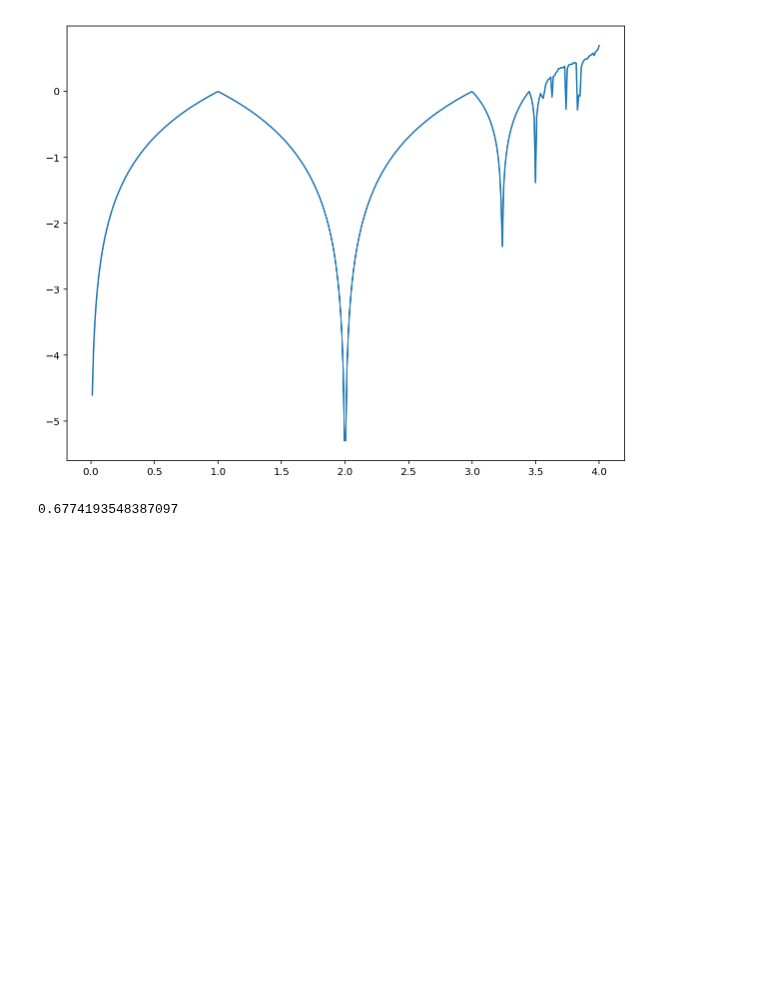
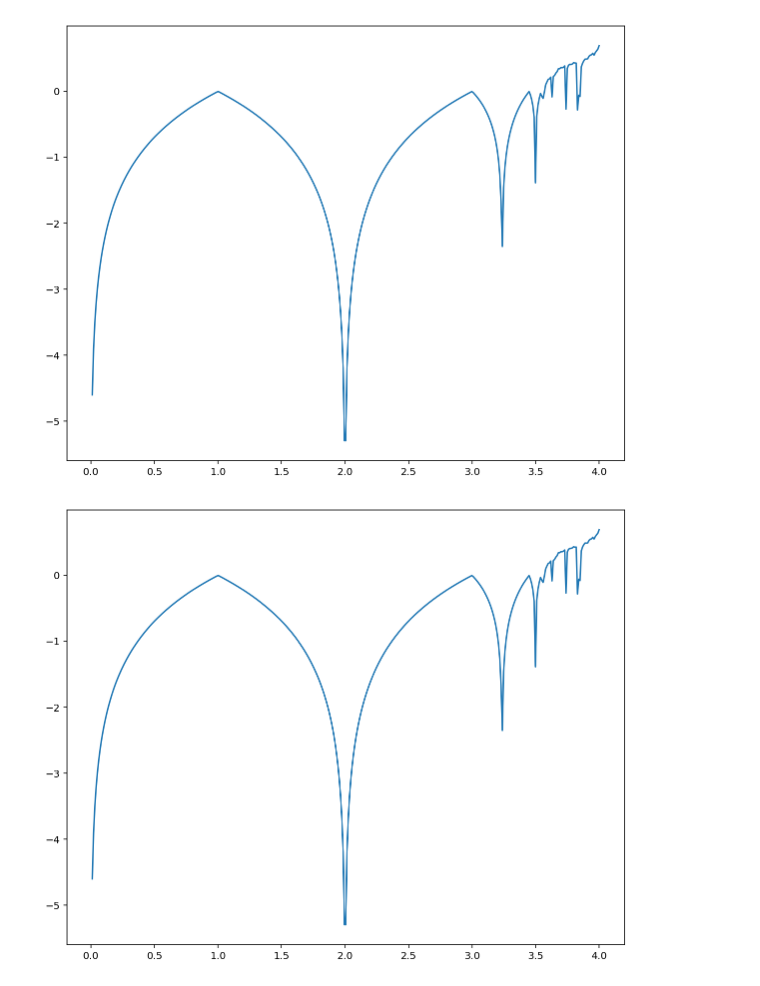
Before and after one commit to themichaelyang/dynsys, a Jupyter notebook: hw-5.ipynb, the cells around one changed output. Saved outputs shown, nothing was run; the diff lists cells and outputs as text; code cells hidden in the pictures; blank space fills up the shorter version.

```diff
--- a/hw-5.ipynb
+++ b/hw-5.ipynb
@@ -118,14 +118,14 @@ problem_6()
 0.09531017980432509
 [figure]
 # %%
-def problem_7():
+def problem_7(x_0=0.2):
     interval = np.linspace(0, 4, 400)
     fig, ax = plt.subplots(figsize=(10, 8))
 
     logistic_map = lambda a: lambda x: a * x * (1 - x)
     logistic_map_deriv = lambda a: lambda x: a - (2 * a * x)
 
-    all_exponents = [lyapunov_exponent(logistic_map(a_i), logistic_map_deriv(a_i), 0.2, 10**4)
+    all_exponents = [lyapunov_exponent(logistic_map(a_i), logistic_map_deriv(a_i), x_0, 10**5)
                      for a_i in interval]
     ax.plot(interval, all_exponents)
     fig.show()
@@ -133,7 +133,9 @@ def problem_7():
 problem_7()
 # %% [output]
 [figure]
-# %%
-(3.1 - 1) / 3.1
-# %% [output]
-0.6774193548387097
+# %%
+import random
+
+problem_7(random.random())
+# %% [output]
+[figure, added]
```
Also changed, not shown: 1 other file.
